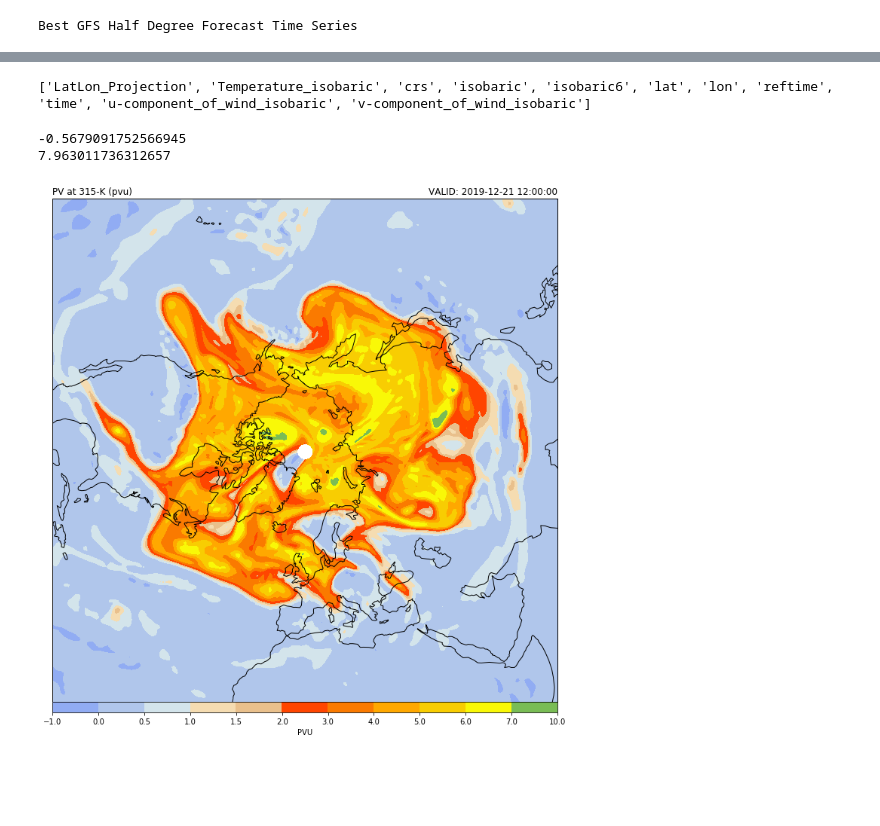
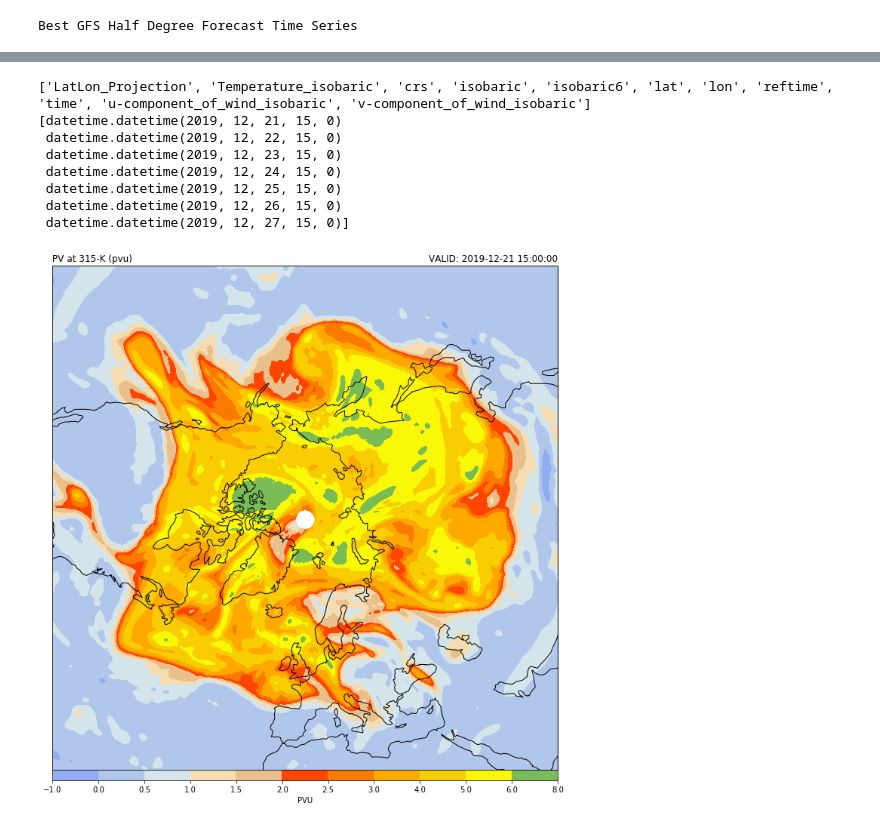
Before and after one commit to steidani/weather, a Jupyter notebook: jet_stream/gfs_forecast_pv.ipynb, the cells around one changed output, grey strips where cells are left out. Saved outputs shown, nothing was run; the diff lists cells and outputs as text; code cells hidden in the pictures; blank space fills up the shorter version.

```diff
--- a/jet_stream/gfs_forecast_pv.ipynb
+++ b/jet_stream/gfs_forecast_pv.ipynb
@@ -42,7 +40,7 @@ Wall time: 147 µs
 
 # Set the time range
 now = datetime.utcnow() #current
-end = now + timedelta(days=2) # end of forecast
+end = now + timedelta(days=7) # end of forecast
 dt = 8 # take only every nth time: 8 x 3h = 1 day
 
 # set geography
@@ -95,7 +93,7 @@ lons = data.lon.values
 
 # Create a clean datetime object for plotting based on time of forecast
 vtime = data.time.data.astype('datetime64[ms]').astype('O')
-
+print(vtime)
 # Grab the variables
 # Need all pressure levels for Temperatures, U and V Wind
 press = data['isobaric'][:].values * units('Pa')
@@ -113,6 +111,13 @@ temperature = temperature.metpy.sel(vertical=press)
 #_, _, common_ind = np.intersect1d(uwnd.dimensions[1], lev_temperature.dimensions[1], return_indices=True)
 # %% [output]
 ['LatLon_Projection', 'Temperature_isobaric', 'crs', 'isobaric', 'isobaric6', 'lat', 'lon', 'reftime', 'time', 'u-component_of_wind_isobaric', 'v-component_of_wind_isobaric']
+[datetime.datetime(2019, 12, 21, 15, 0)
+ datetime.datetime(2019, 12, 22, 15, 0)
+ datetime.datetime(2019, 12, 23, 15, 0)
+ datetime.datetime(2019, 12, 24, 15, 0)
+ datetime.datetime(2019, 12, 25, 15, 0)
+ datetime.datetime(2019, 12, 26, 15, 0)
+ datetime.datetime(2019, 12, 27, 15, 0)]
 # %%
 # =======
 # Calculate Potential Vorticity on all pressure levels
@@ -127,34 +132,32 @@ theta = mpcalc.potential_temperature(press[None,:, None, None], temperature)
 pv = mpcalc.potential_vorticity_baroclinic(theta, press[None, :, None, None], uwnd, vwnd,
                                            dx[None, None, :, :], dy[None, None, :, :],
                                            lats[None, None, :, None] * units('degrees'))
-
 # =======
 # Interpolate PV on isentropic or isobaric surface and change unit to PVU
 
-# isobaric
+# isobaric surface
 #i250 = list(press.m).index(((250 * units('hPa')).to(press.units)).m)
 #pv = pv[:,i250]*1e6
 
-# isentropic
-isentlevs = 315 * units.kelvin
+# isentropic surface
+isentlevs = np.arange(315, 320, 5) * units.kelvin
 isent_anal = mpcalc.isentropic_interpolation(isentlevs, press, temperature.values*units.kelvin, pv*1e6, axis=1)
 pv = isent_anal[1]
+
+# vertical average if multiple surfaces
+pv = pv.mean(axis=1)
+
 
 # Smooth using a gaussian filter from scipy.ndimage
 pv, clons = cutil.add_cyclic_point(pv, coord=lons)
 pv = ndimage.gaussian_filter(pv[:, :, :], sigma=1, order=0)
-print(np.nanmin(pv))
-print(np.nanmax(pv))
-# %% [output]
--0.5679091752566945
-7.963011736312657
 # %%
 # =======
 # Prepare famous ETH PV colorbar
 
 from matplotlib.colors import from_levels_and_colors
 # define levels and colormap
-levels = [-1,0.0, 0.5, 1.0, 1.5, 2.0, 3.0, 4.0, 5.0, 6.0, 7.0, 10.0]
+levels = [-1, 0, 0.5, 1.0, 1.5, 2.0, 2.5,3,4, 5, 6, 8.0]
 colors = [ # Daniel 11 colors
             [145, 172, 243], #blue
             [176, 198, 235], # light blue
@@ -176,33 +179,33 @@ cmap, norm = from_levels_and_colors(levels, colors, extend='neither')
 # =======
 # Plotting on a map
 
 # Set up the projection
 datacrs = ccrs.PlateCarree()                           # projecetion of the data
 plotcrs = ccrs.NorthPolarStereo(central_longitude=0.0) # wanted projection
 
 # Make a grid of lat/lon values to use for plotting with Basemap.
 clon, clat = np.meshgrid(clons, lats)
 
 fig = plt.figure(1, figsize=(12., 13.))
 gs = gridspec.GridSpec(2, 1, height_ratios=[1, .02],
                        bottom=.07, top=.99, hspace=0.01, wspace=0.01)
 
 ax = plt.subplot(gs[0], projection=plotcrs)
 
 # ax.set_extent([west long, east long, south lat, north lat])
-ax.set_extent([-180, 180, 20, 90], ccrs.PlateCarree())
+ax.set_extent([-180, 180, 30, 90], ccrs.PlateCarree())
 ax.coastlines(edgecolor='black', linewidth=1)
 
-cs1 = ax.contourf(clon, clat, pv[0,0], levels=levels, cmap=cmap, norm=norm,
+cs1 = ax.contourf(clon, clat, pv[0], levels=levels, cmap=cmap, norm=norm,
                  transform=datacrs)
 cbar = plt.colorbar(cs1, orientation='horizontal', pad=0, aspect=50, extendrect=True)
 cbar.set_ticks(levels)
 cbar.set_label('PVU')
 
 # plot title
 ax.set_title('PV at 315-K (pvu)', loc='left')
 ax.set_title('VALID: {}'.format(vtime[0]), loc='right')
 
 plt.show()
 # %% [output]
-[figure, old version]
+[figure, new version]
```
Also changed, not shown: parts of 4 cells of this notebook, 1 other file.
